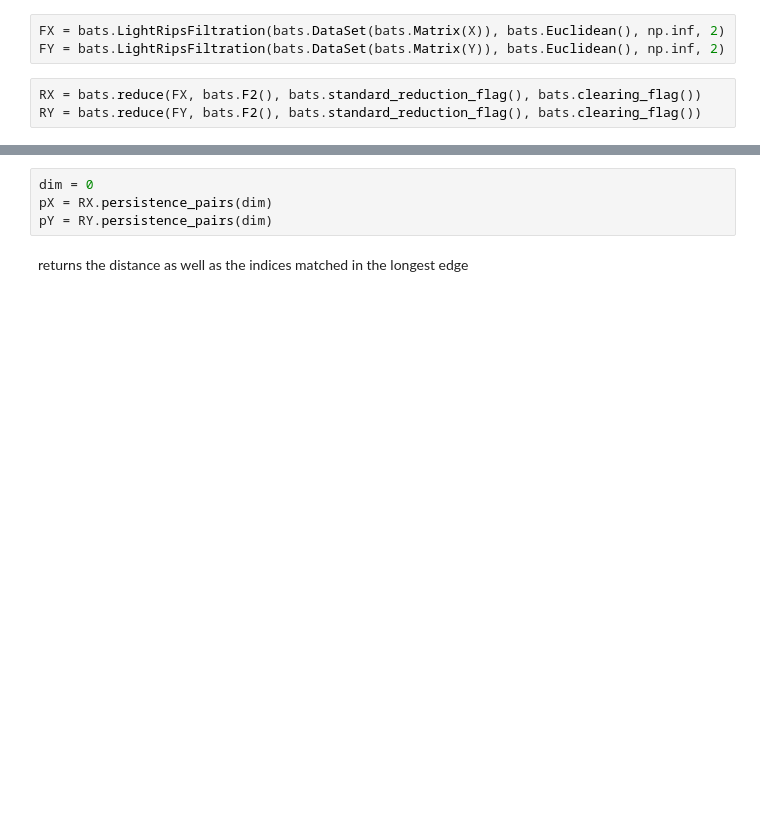
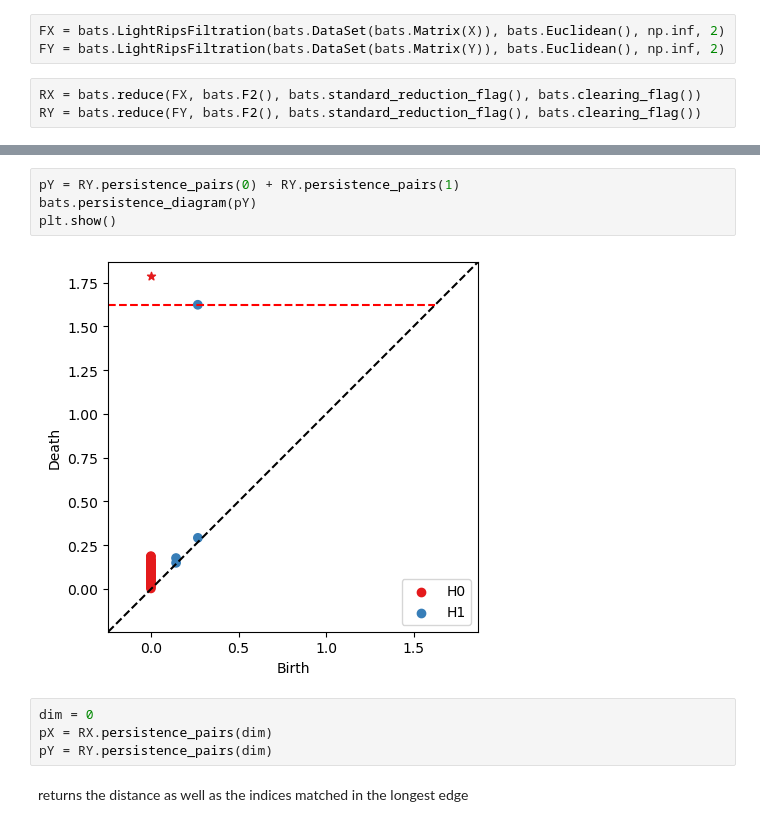
Before and after one commit to CompTop/pyhera, a Jupyter notebook: ipynb/demo.ipynb, the cells around one changed output, grey strips where cells are left out. Drawn from its saved outputs; the diff is of its cells as text; blank space fills up the shorter version.

```diff
--- a/ipynb/demo.ipynb
+++ b/ipynb/demo.ipynb
@@ -29,3 +53,9 @@ RY = bats.reduce(FY, bats.F2(), bats.standard_reduction_flag(), bats.clearing_fl
+# %%
+pY = RY.persistence_pairs(0) + RY.persistence_pairs(1)
+bats.persistence_diagram(pY)
+plt.show()
+# %% [output]
+[figure, added]
 # %%
 dim = 0
 pX = RX.persistence_pairs(dim)
```
Also changed, not shown: parts of 19 cells of this notebook, 1 other file.
